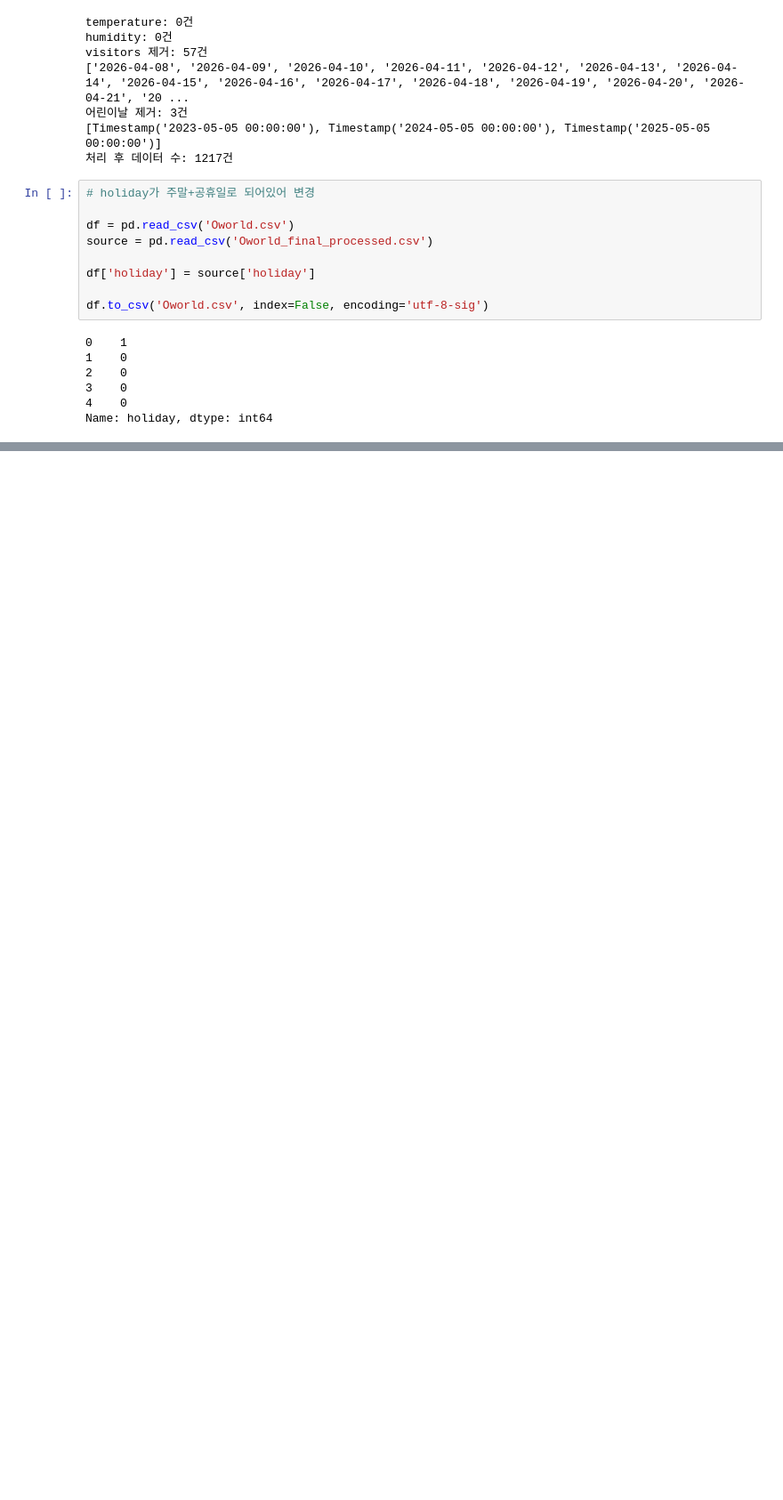
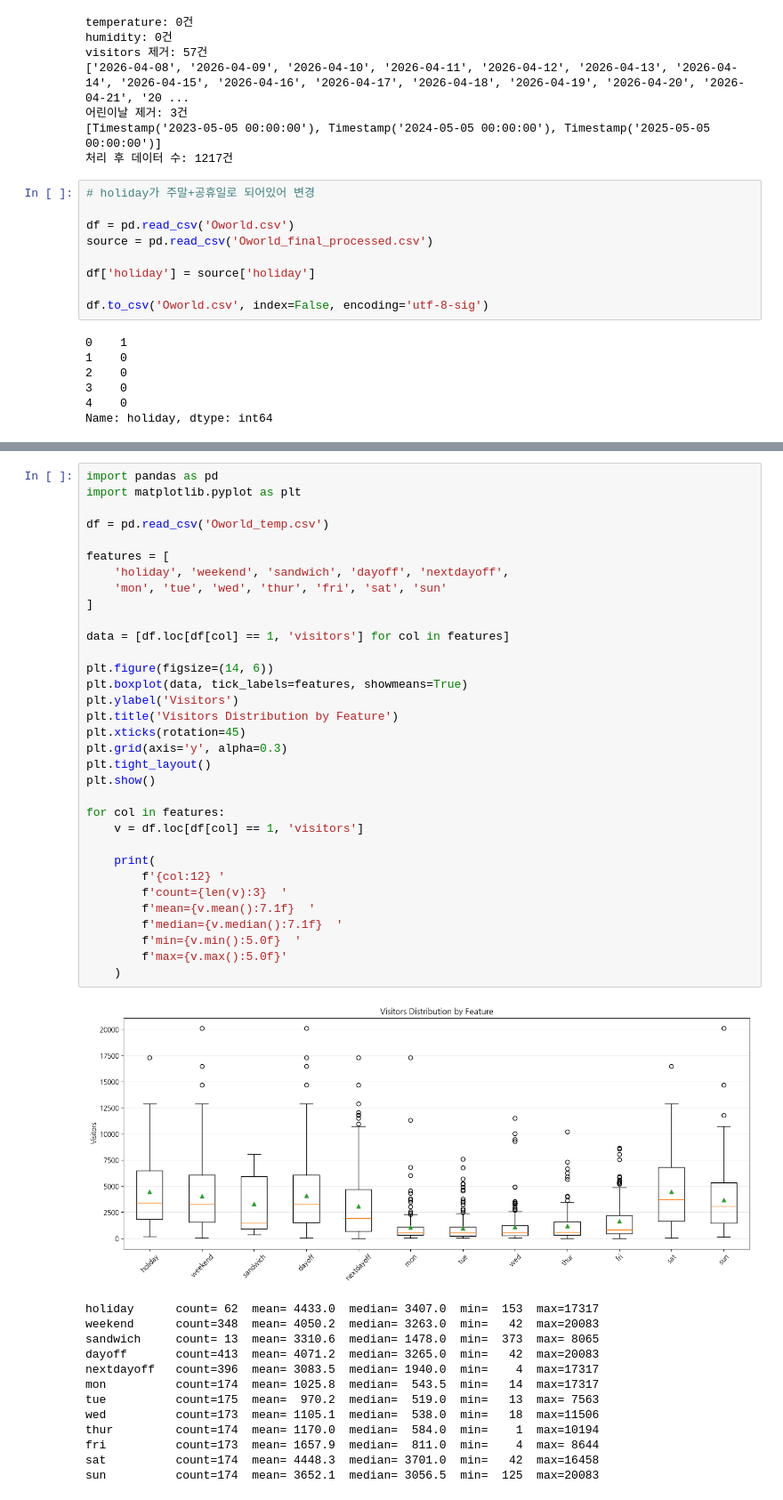
Before and after one commit to cmry9775/module_project-1-, a Jupyter notebook: project.ipynb, the cells around one changed output, grey strips where cells are left out. Shown at 89% size. Drawn from its saved outputs; the diff is of its cells as text; blank space fills up the shorter version.

```diff
--- a/project.ipynb
+++ b/project.ipynb
@@ -388,0 +516,47 @@ holiday == 1: 59건
+# %%
+import pandas as pd
+import matplotlib.pyplot as plt
+
+df = pd.read_csv('Oworld_temp.csv')
+
+features = [
+    'holiday', 'weekend', 'sandwich', 'dayoff', 'nextdayoff',
+    'mon', 'tue', 'wed', 'thur', 'fri', 'sat', 'sun'
+]
+
+data = [df.loc[df[col] == 1, 'visitors'] for col in features]
+
+plt.figure(figsize=(14, 6))
+plt.boxplot(data, tick_labels=features, showmeans=True)
+plt.ylabel('Visitors')
+plt.title('Visitors Distribution by Feature')
+plt.xticks(rotation=45)
+plt.grid(axis='y', alpha=0.3)
+plt.tight_layout()
+plt.show()
+
+for col in features:
+    v = df.loc[df[col] == 1, 'visitors']
+
+    print(
+        f'{col:12} '
+        f'count={len(v):3}  '
+        f'mean={v.mean():7.1f}  '
+        f'median={v.median():7.1f}  '
+        f'min={v.min():5.0f}  '
+        f'max={v.max():5.0f}'
+    )
+# %% [output]
+[figure, added]
+holiday      count= 62  mean= 4433.0  median= 3407.0  min=  153  max=17317
+weekend      count=348  mean= 4050.2  median= 3263.0  min=   42  max=20083
+sandwich     count= 13  mean= 3310.6  median= 1478.0  min=  373  max= 8065
+dayoff       count=413  mean= 4071.2  median= 3265.0  min=   42  max=20083
+nextdayoff   count=396  mean= 3083.5  median= 1940.0  min=    4  max=17317
+mon          count=174  mean= 1025.8  median=  543.5  min=   14  max=17317
+tue          count=175  mean=  970.2  median=  519.0  min=   13  max= 7563
+wed          count=173  mean= 1105.1  median=  538.0  min=   18  max=11506
+thur         count=174  mean= 1170.0  median=  584.0  min=    1  max=10194
+fri          count=173  mean= 1657.9  median=  811.0  min=    4  max= 8644
+sat          count=174  mean= 4448.3  median= 3701.0  min=   42  max=16458
+sun          count=174  mean= 3652.1  median= 3056.5  min=  125  max=20083
```
Also changed, not shown: parts of 11 cells of this notebook, 3 other files.
